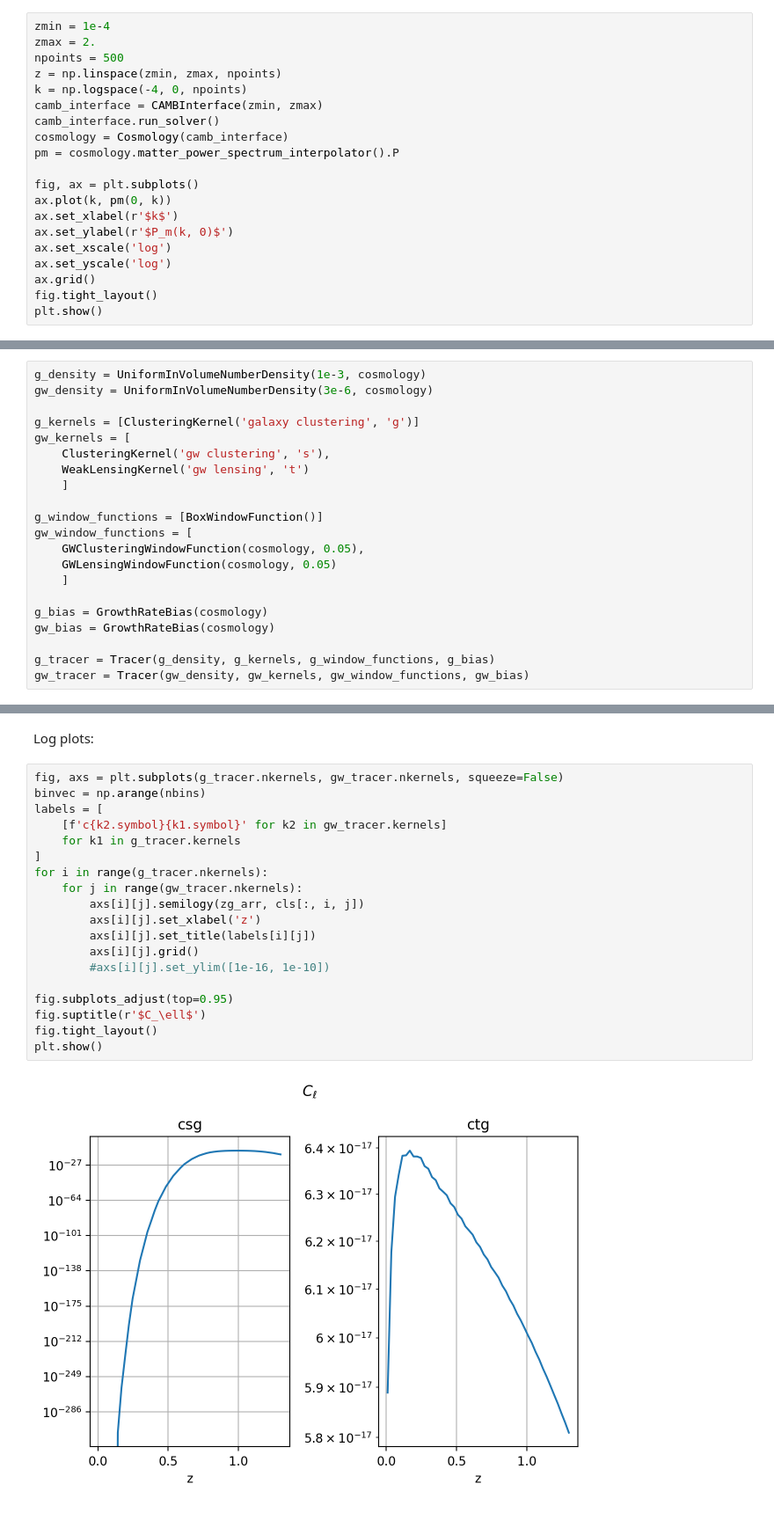
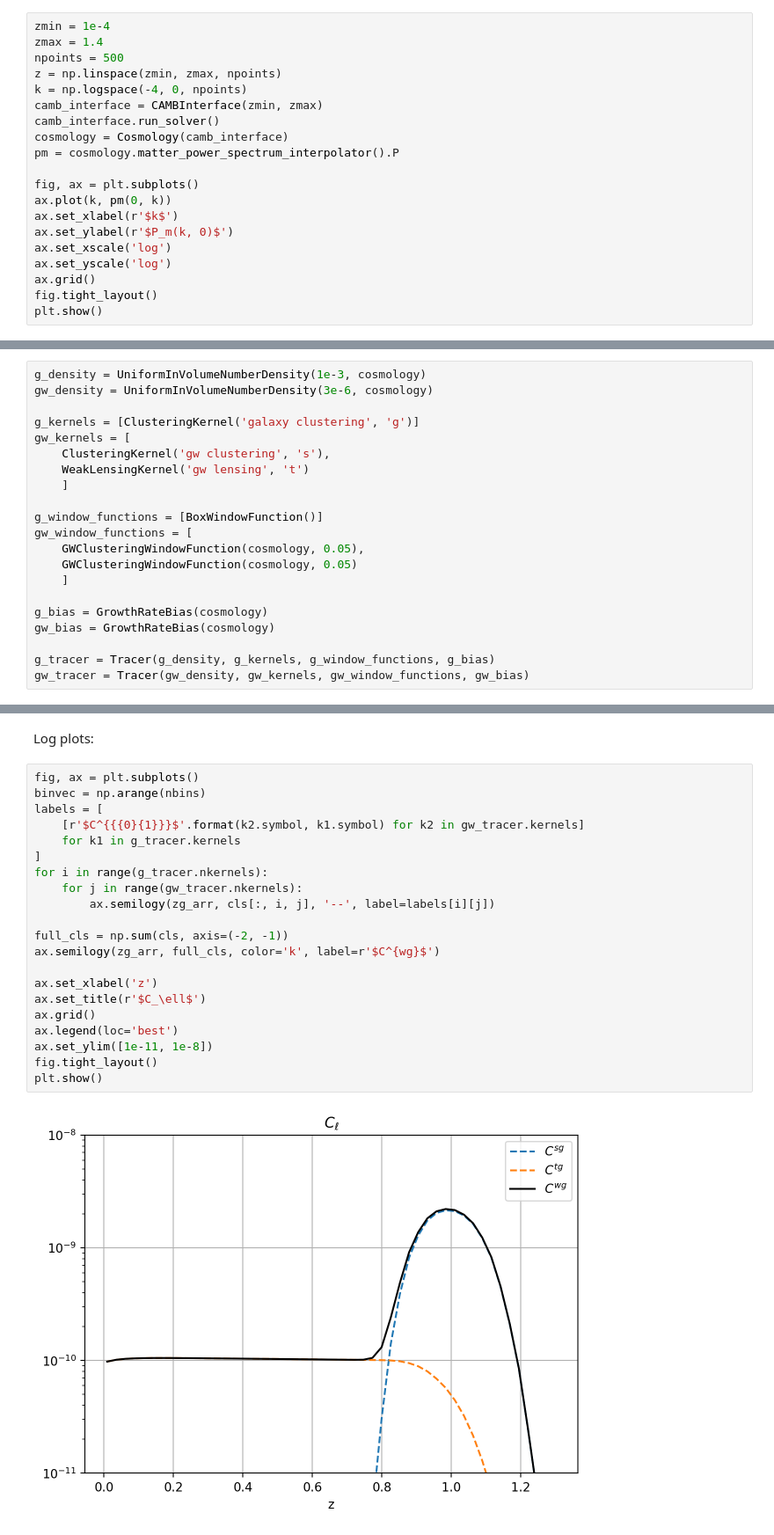
Before and after one commit to binado/cross-correlations-lab, a Jupyter notebook: cross-correlations.ipynb, the cells around one changed output, grey strips where cells are left out. Shown at 88% size. Drawn from its saved outputs; the diff is of its cells as text.

```diff
--- a/cross-correlations.ipynb
+++ b/cross-correlations.ipynb
@@ -23,7 +24,7 @@ from src.window import *
 We fix the fiducial cosmology with parameters from Planck 2018. We compute the matter power spectrum with `CAMB`:
 # %%
 zmin = 1e-4
-zmax = 2.
+zmax = 1.4
 npoints = 500
 z = np.linspace(zmin, zmax, npoints)
 k = np.logspace(-4, 0, npoints)
@@ -70,7 +71,7 @@ gw_kernels = [
 g_window_functions = [BoxWindowFunction()]
 gw_window_functions = [
     GWClusteringWindowFunction(cosmology, 0.05),
-    GWLensingWindowFunction(cosmology, 0.05)
+    GWClusteringWindowFunction(cosmology, 0.05)
     ]
 
 g_bias = GrowthRateBias(cosmology)
@@ -164,23 +165,25 @@ plt.show()
 # %% [markdown]
 Log plots:
 # %%
-fig, axs = plt.subplots(g_tracer.nkernels, gw_tracer.nkernels, squeeze=False)
+fig, ax = plt.subplots()
 binvec = np.arange(nbins)
 labels = [
-    [f'c{k2.symbol}{k1.symbol}' for k2 in gw_tracer.kernels]
+    [r'$C^{{{0}{1}}}$'.format(k2.symbol, k1.symbol) for k2 in gw_tracer.kernels]
     for k1 in g_tracer.kernels
 ]
 for i in range(g_tracer.nkernels):
     for j in range(gw_tracer.nkernels):
-        axs[i][j].semilogy(zg_arr, cls[:, i, j])
-        axs[i][j].set_xlabel('z')
-        axs[i][j].set_title(labels[i][j])
-        axs[i][j].grid()
-        #axs[i][j].set_ylim([1e-16, 1e-10])
+        ax.semilogy(zg_arr, cls[:, i, j], '--', label=labels[i][j])
 
-fig.subplots_adjust(top=0.95)
-fig.suptitle(r'$C_\ell$')
+full_cls = np.sum(cls, axis=(-2, -1))
+ax.semilogy(zg_arr, full_cls, color='k', label=r'$C^{wg}$')
+
+ax.set_xlabel('z')
+ax.set_title(r'$C_\ell$')
+ax.grid()
+ax.legend(loc='best')
+ax.set_ylim([1e-11, 1e-8])
 fig.tight_layout()
 plt.show()
 # %% [output]
-[figure, old version]
+[figure, new version]
```
Also changed, not shown: parts of 4 cells of this notebook.
